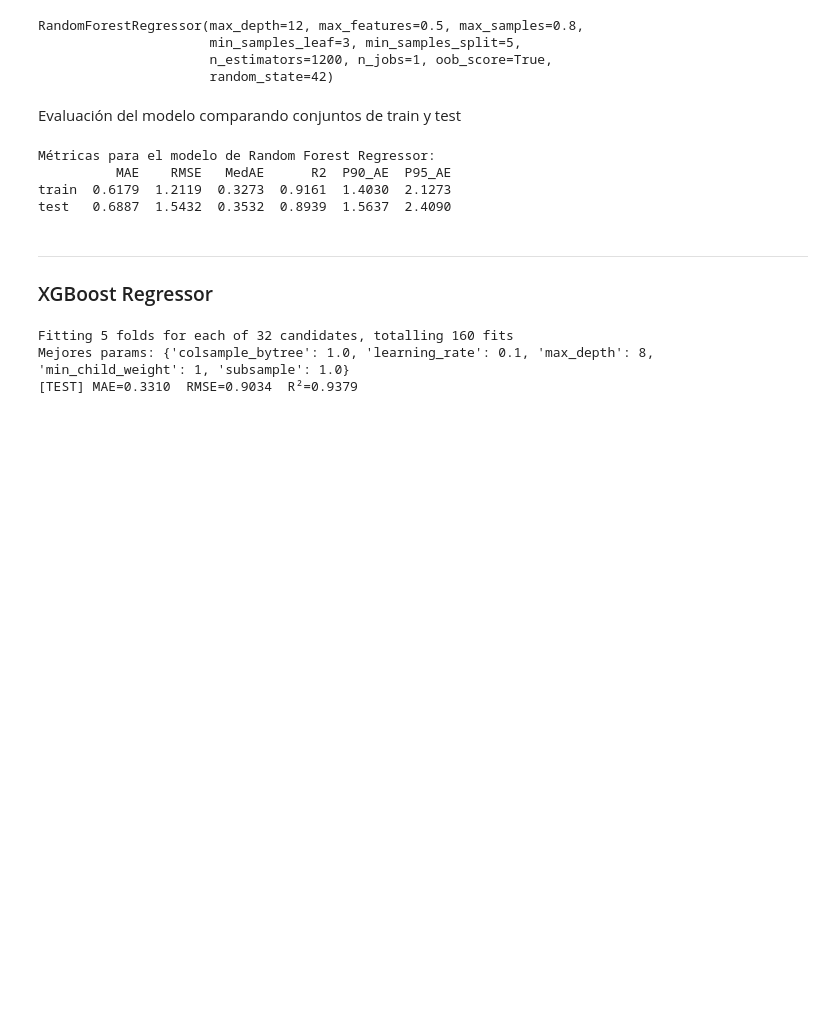
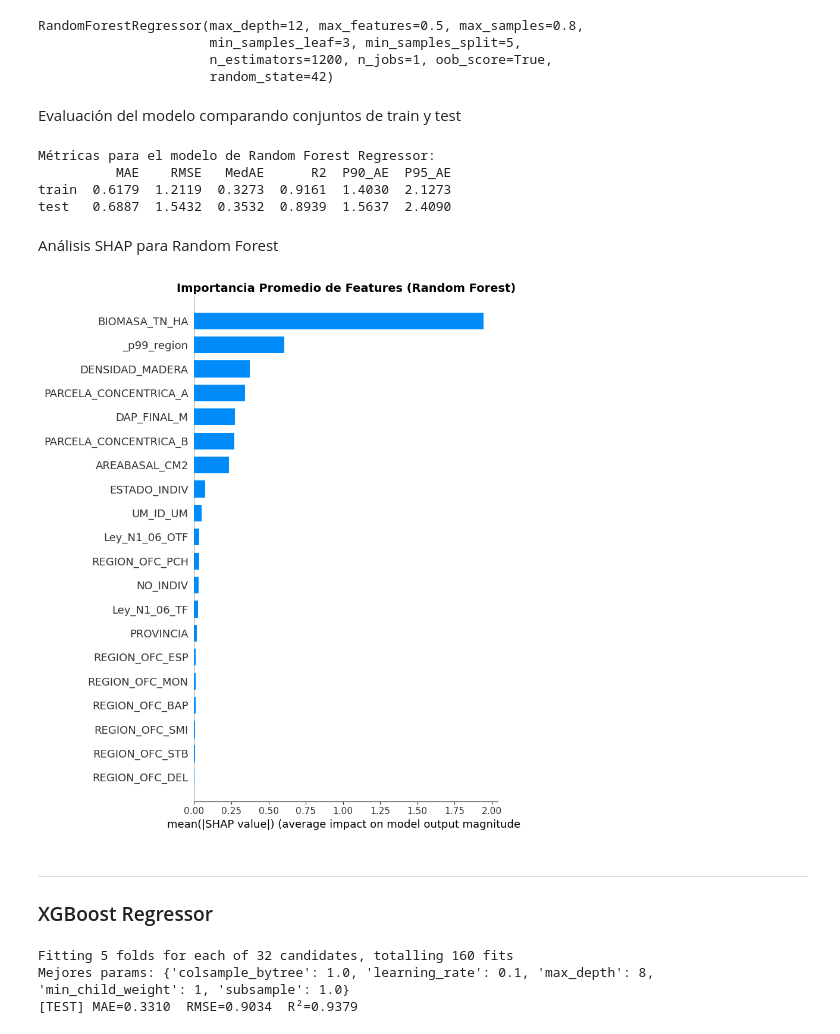
Before and after one commit to poggiogu/DiploDatos2025_Mentoria_17, a Jupyter notebook: mentoria_17_tp3_GRUPO1.ipynb, the cells around one changed output. Drawn from its saved outputs; the diff is of its cells as text; code cells hidden in the pictures; blank space fills up the shorter version.

Commit message:
ajustes shap values TP3

```diff
--- a/mentoria_17_tp3_GRUPO1.ipynb
+++ b/mentoria_17_tp3_GRUPO1.ipynb
@@ -658,6 +658,23 @@ Métricas para el modelo de Random Forest Regressor:
           MAE    RMSE   MedAE      R2  P90_AE  P95_AE
 train  0.6179  1.2119  0.3273  0.9161  1.4030  2.1273
 test   0.6887  1.5432  0.3532  0.8939  1.5637  2.4090
+# %% [markdown]
+Análisis SHAP para Random Forest
+# %%
+# Crear explainer para Random Forest
+explainer_rf = shap.TreeExplainer(best_model_rf)
+
+# Calcular SHAP values para Random Forest
+shap_values_rf = explainer_rf.shap_values(X_test_sample)
+
+# Visualización de importancia para Random Forest
+plt.figure(figsize=(10, 8))
+shap.summary_plot(shap_values_rf, X_test_sample, plot_type="bar", show=False)
+plt.title("Importancia Promedio de Features (Random Forest)", fontsize=14, fontweight='bold')
+plt.tight_layout()
+plt.show()
+# %% [output]
+[figure, added]
 # %% [markdown]
 ----
 ### XGBoost Regressor
```
Also changed, not shown: parts of 18 cells of this notebook.
